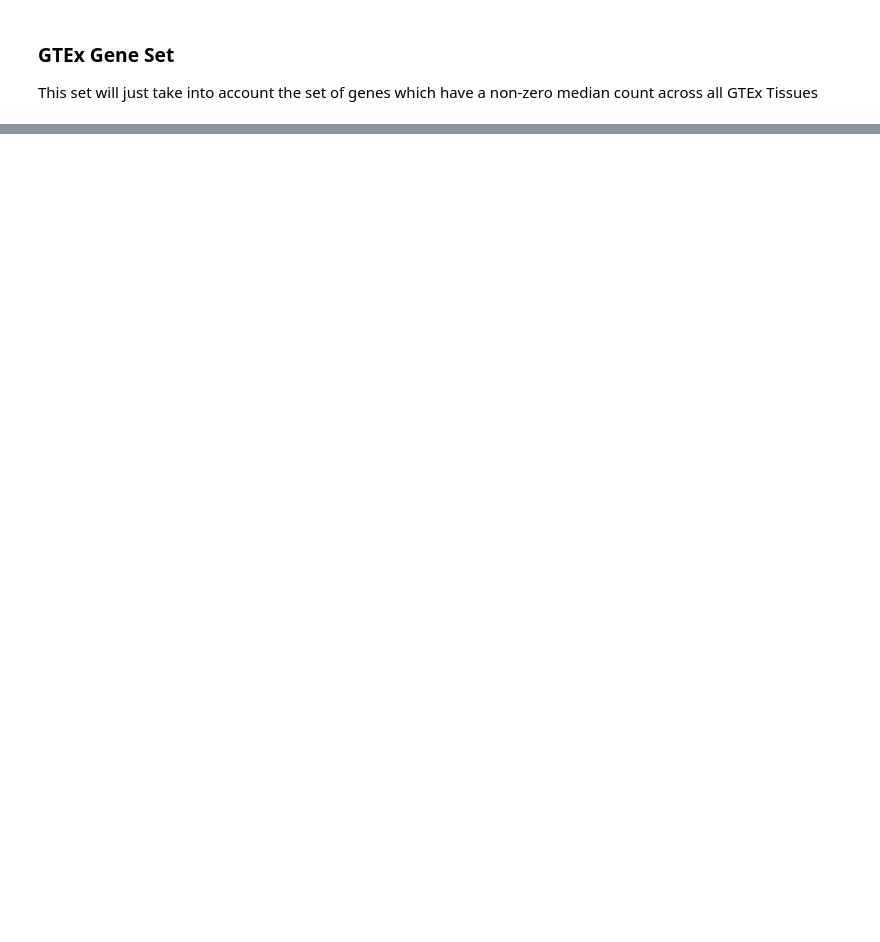
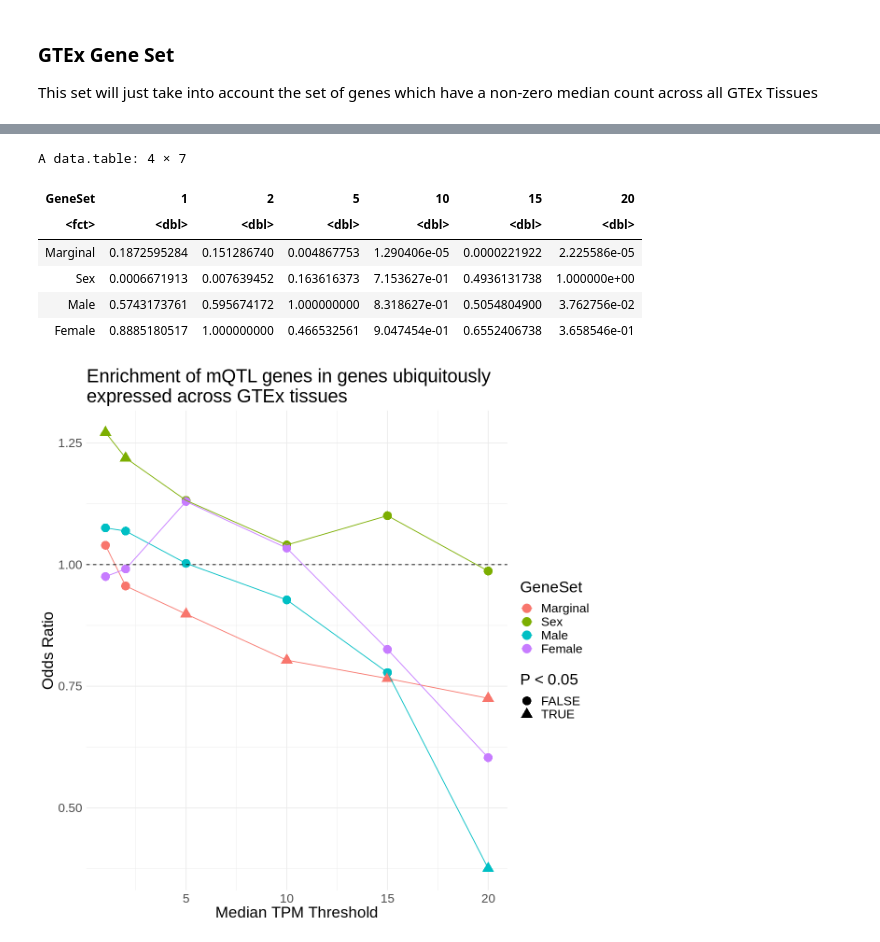
Before and after one commit to wilcas/sex_specific_mQTL, a Jupyter notebook: delahaye_mQTL_analyses/gene_level_exploration.ipynb, the cells around one changed output, grey strips where cells are left out. Saved outputs shown, nothing was run; the diff lists cells and outputs as text; code cells hidden in the pictures; blank space fills up the shorter version.

```diff
--- a/delahaye_mQTL_analyses/gene_level_exploration.ipynb
+++ b/delahaye_mQTL_analyses/gene_level_exploration.ipynb
@@ -130,0 +222,25 @@ print(p)
+# %%
+res <- rbindlist(lapply(c(1,2,5,10,15,20),function(thresh)rbindlist(lapply(list(Sex=sex_meta_genes,Male=male_meta_genes,Female=female_meta_genes,Marginal=marginal_meta_genes),function(x)gtex_fisher_res(x,thresh)),idcol = 'GeneSet')))
+res$GeneSet <- factor(res$GeneSet, levels = c("Marginal","Sex","Male","Female"))
+dcast(res,GeneSet~TPM_threshold,value.var="P")
+p <- ggplot(res,aes(TPM_threshold, color=GeneSet)) +
+    geom_point(aes(y=OR,shape = P < 0.05),size=5) +
+    geom_line(aes(y=OR))+
+    geom_hline(yintercept = 1,linetype='dashed') +
+    labs(
+        title = "Enrichment of mQTL genes in genes ubiquitously\nexpressed across GTEx tissues",
+        x = "Median TPM Threshold",
+        y = "Odds Ratio"
+    )+
+    theme_minimal() +
+    theme(text=element_text(size=20))
+print(p)
+# %% [output]
+A data.table: 4 × 7
+| GeneSet | 1 | 2 | 5 | 10 | 15 | 20 |
+| <fct> | <dbl> | <dbl> | <dbl> | <dbl> | <dbl> | <dbl> |
+| Marginal | 0.1872595284 | 0.151286740 | 0.004867753 | 1.290406e-05 | 0.0000221922 | 2.225586e-05 |
+| Sex | 0.0006671913 | 0.007639452 | 0.163616373 | 7.153627e-01 | 0.4936131738 | 1.000000e+00 |
+| Male | 0.5743173761 | 0.595674172 | 1.000000000 | 8.318627e-01 | 0.5054804900 | 3.762756e-02 |
+| Female | 0.8885180517 | 1.000000000 | 0.466532561 | 9.047454e-01 | 0.6552406738 | 3.658546e-01 |
+[figure, added]
```
Also changed, not shown: parts of 9 cells of this notebook, 2 other files.
